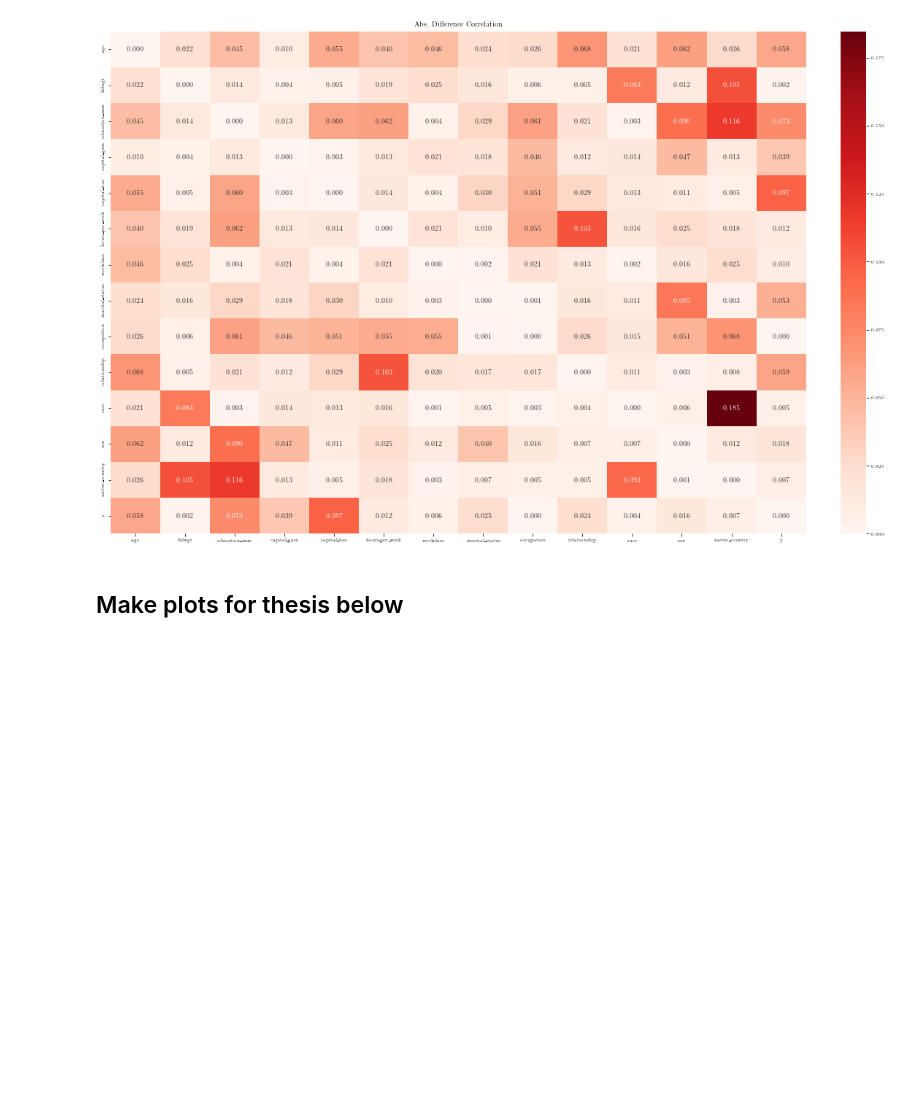
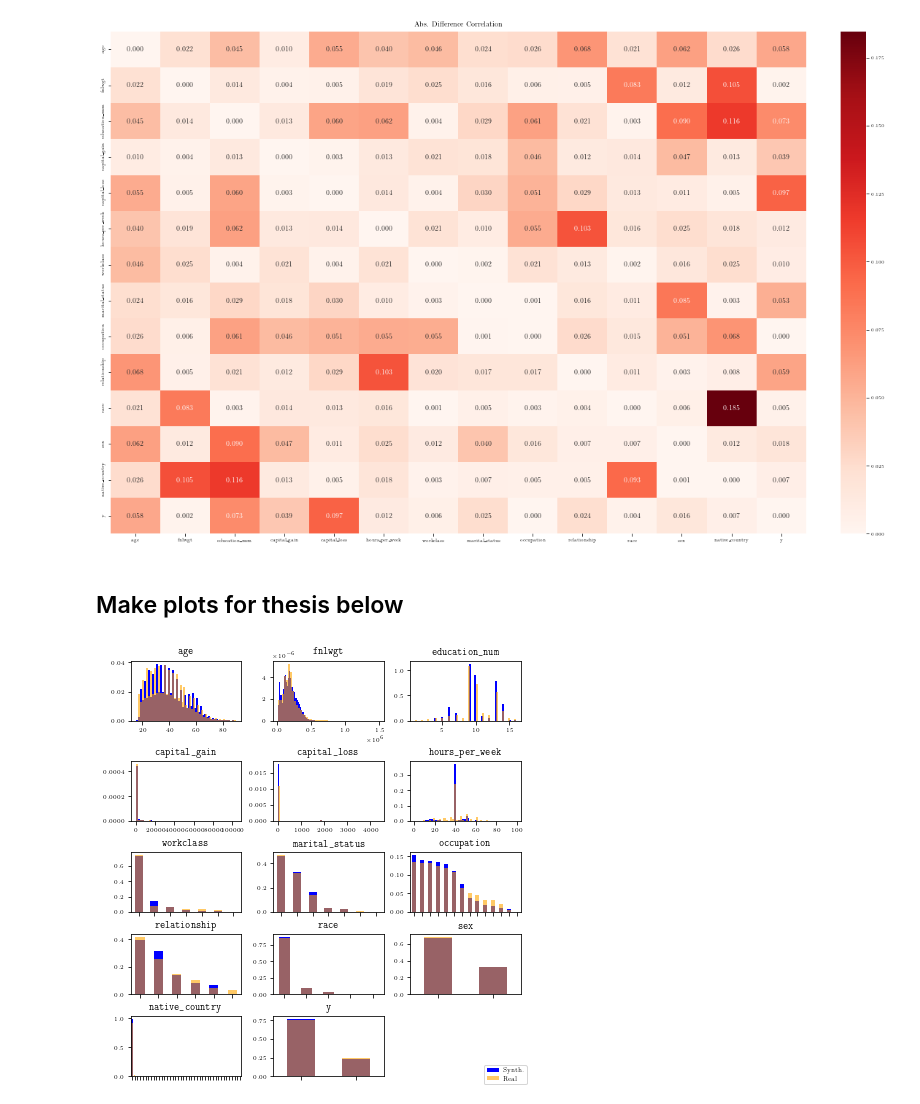
Before and after one commit to alexaoh/tabular-diffusion-for-counterfactuals, a Jupyter notebook: plotting/AD/plot_synthetic_data_tvae_AD.ipynb, the cells around one changed output. Drawn from its saved outputs; the diff is of its cells as text; code cells hidden in the pictures; blank space fills up the shorter version.

```diff
--- a/plotting/AD/plot_synthetic_data_tvae_AD.ipynb
+++ b/plotting/AD/plot_synthetic_data_tvae_AD.ipynb
@@ -272,25 +272,27 @@ Text(0.5, 1.0, 'Abs. Difference Correlation')
 # %%
 fig, axes = plt.subplots(5,3, figsize = set_size(subplots = (5,3)))
 axs = axes.ravel()
 features = numerical_features + categorical_features
 for idx, ax in enumerate(axs):
     if idx > len(features)-1:
         break
     if idx in range(len(numerical_features)):
         ax.hist(synthetic_samples[features[idx]], density = True, color = "b", label = "Synth.", bins = 50)
         ax.hist(real_data[features[idx]], color = "orange", alpha = 0.6, density = True, label = "Real", bins = 50)
         #ax.legend()
-        ax.title.set_text(features[idx])
+        ax.title.set_text(r"$\texttt{{{title}}}$".format(title = features[idx]))
     elif idx in range(len(numerical_features),len(numerical_features) + len(categorical_features)):
         (synthetic_samples[features[idx]].value_counts(normalize = True)).plot(kind='bar', ax = ax, color = "b", label = "Synth.")
         (real_data[features[idx]].value_counts(normalize = True)).plot(kind='bar', ax = ax, color = "orange", alpha = 0.6, label = "Real")
-        ax.title.set_text(features[idx])
+        ax.title.set_text(r"$\texttt{{{title}}}$".format(title = features[idx]))
         ax.xaxis.set_ticklabels([])
         #ax.legend()
 
 handles, labels = axs[0].get_legend_handles_labels()
 fig.legend(handles, labels, loc = "lower right")
 axes[4,2].set_axis_off()
 #plt.tight_layout()
 
 #plt.savefig("../../plots/AD/TVAE_Qual_AD.pdf", format="pdf", bbox_inches = "tight")
+# %% [output]
+[figure, added]
```
Also changed, not shown: 12 other files.
